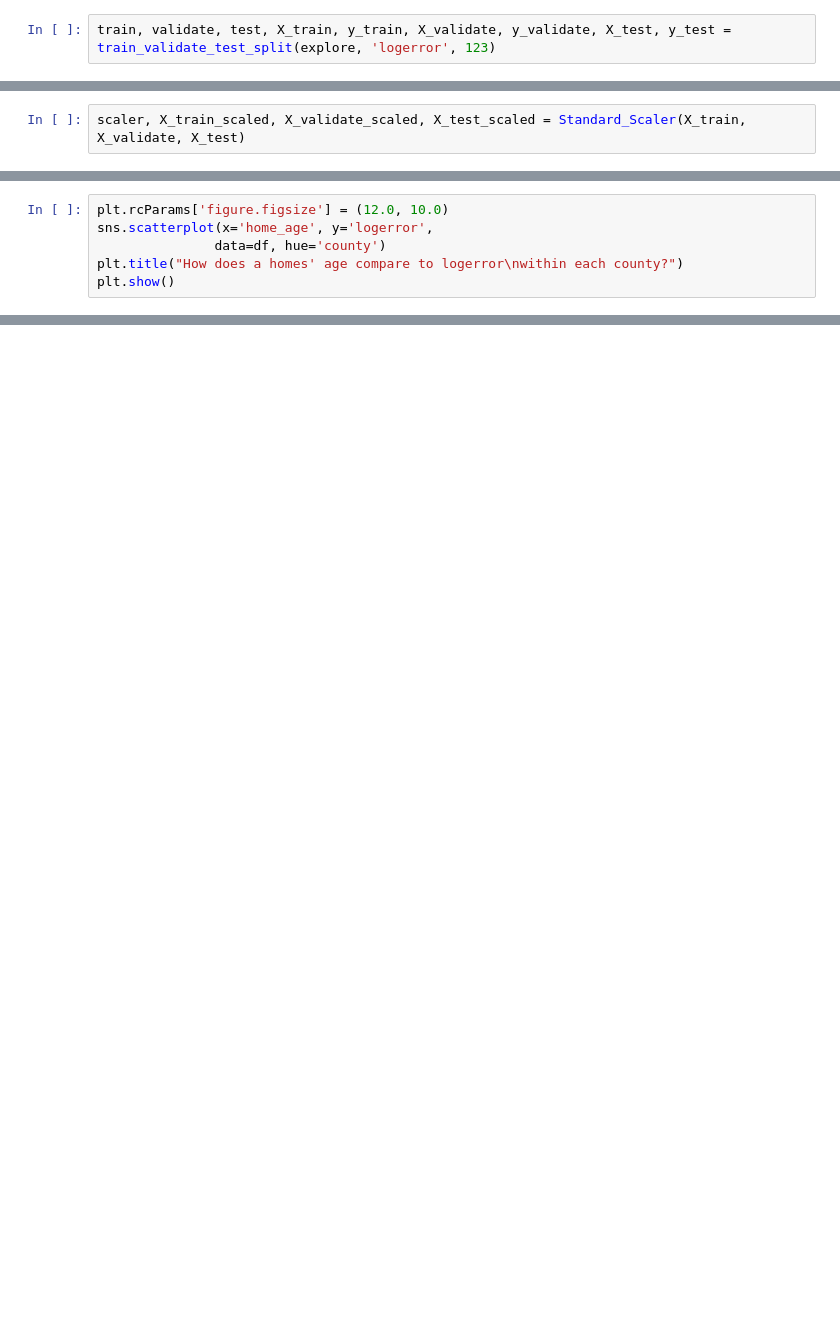
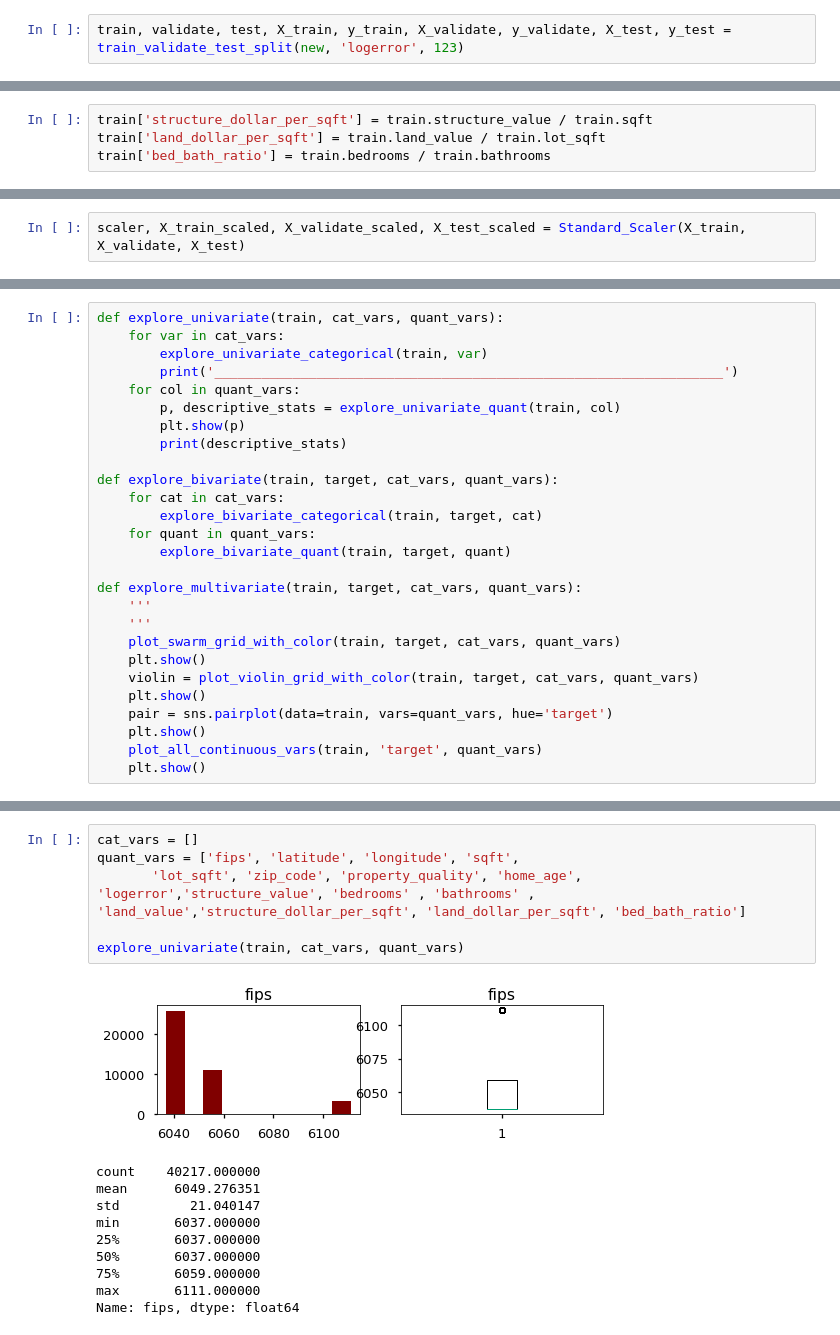
Before and after one commit to Swate101/Clustering--Project, a Jupyter notebook: Clustering_Project_Scratch.ipynb, the cells around one changed output, grey strips where cells are left out. Drawn from its saved outputs; the diff is of its cells as text; blank space fills up the shorter version.

```diff
--- a/Clustering_Project_Scratch.ipynb
+++ b/Clustering_Project_Scratch.ipynb
@@ -164,5 +155,5 @@ def train_validate_test_split(df, target, seed):
 # %%
-train, validate, test, X_train, y_train, X_validate, y_validate, X_test, y_test = train_validate_test_split(explore, 'logerror', 123)
+train, validate, test, X_train, y_train, X_validate, y_validate, X_test, y_test = train_validate_test_split(new, 'logerror', 123)
 # %%
 print(f'train -> {train.shape}')
 print(f'validate -> {validate.shape}')
@@ -184,3 +193,7 @@ def Standard_Scaler(X_train, X_validate, X_test):
     X_validate_scaled = pd.DataFrame(scaler.transform(X_validate), index = X_validate.index, columns = X_validate.columns)
     X_test_scaled = pd.DataFrame(scaler.transform(X_test), index = X_test.index, columns = X_test.columns)
     return scaler, X_train_scaled, X_validate_scaled, X_test_scaled
+# %%
+train['structure_dollar_per_sqft'] = train.structure_value / train.sqft
+train['land_dollar_per_sqft'] = train.land_value / train.lot_sqft
+train['bed_bath_ratio'] = train.bedrooms / train.bathrooms
@@ -238,6 +209,0 @@ exp.explore_bivariate(train, categorical_target, continuous_target, binary_vars,
-# %%
-plt.rcParams['figure.figsize'] = (12.0, 10.0)
-sns.scatterplot(x='home_age', y='logerror',
-               data=df, hue='county')
-plt.title("How does a homes' age compare to logerror\nwithin each county?")
-plt.show()
@@ -249,0 +276,27 @@ df['bed_bath_ratio'] = df.bedrooms / df.bathrooms
+# %%
+def explore_univariate(train, cat_vars, quant_vars):
+    for var in cat_vars:
+        explore_univariate_categorical(train, var)
+        print('_________________________________________________________________')
+    for col in quant_vars:
+        p, descriptive_stats = explore_univariate_quant(train, col)
+        plt.show(p)
+        print(descriptive_stats)
+
+def explore_bivariate(train, target, cat_vars, quant_vars):
+    for cat in cat_vars:
+        explore_bivariate_categorical(train, target, cat)
+    for quant in quant_vars:
+        explore_bivariate_quant(train, target, quant)
+
+def explore_multivariate(train, target, cat_vars, quant_vars):
+    '''
+    '''
+    plot_swarm_grid_with_color(train, target, cat_vars, quant_vars)
+    plt.show()
+    violin = plot_violin_grid_with_color(train, target, cat_vars, quant_vars)
+    plt.show()
+    pair = sns.pairplot(data=train, vars=quant_vars, hue='target')
+    plt.show()
+    plot_all_continuous_vars(train, 'target', quant_vars)
+    plt.show()
@@ -249,0 +311,17 @@ df['bed_bath_ratio'] = df.bedrooms / df.bathrooms
+# %%
+cat_vars = []
+quant_vars = ['fips', 'latitude', 'longitude', 'sqft',
+       'lot_sqft', 'zip_code', 'property_quality', 'home_age', 'logerror','structure_value', 'bedrooms' , 'bathrooms' , 'land_value','structure_dollar_per_sqft', 'land_dollar_per_sqft', 'bed_bath_ratio']
+
+explore_univariate(train, cat_vars, quant_vars)
+# %% [output]
+[figure, added]
+count    40217.000000
+mean      6049.276351
+std         21.040147
+min       6037.000000
+25%       6037.000000
+50%       6037.000000
+75%       6059.000000
+max       6111.000000
+Name: fips, dtype: float64
```
Also changed, not shown: parts of 156 cells of this notebook, 3 other files.
